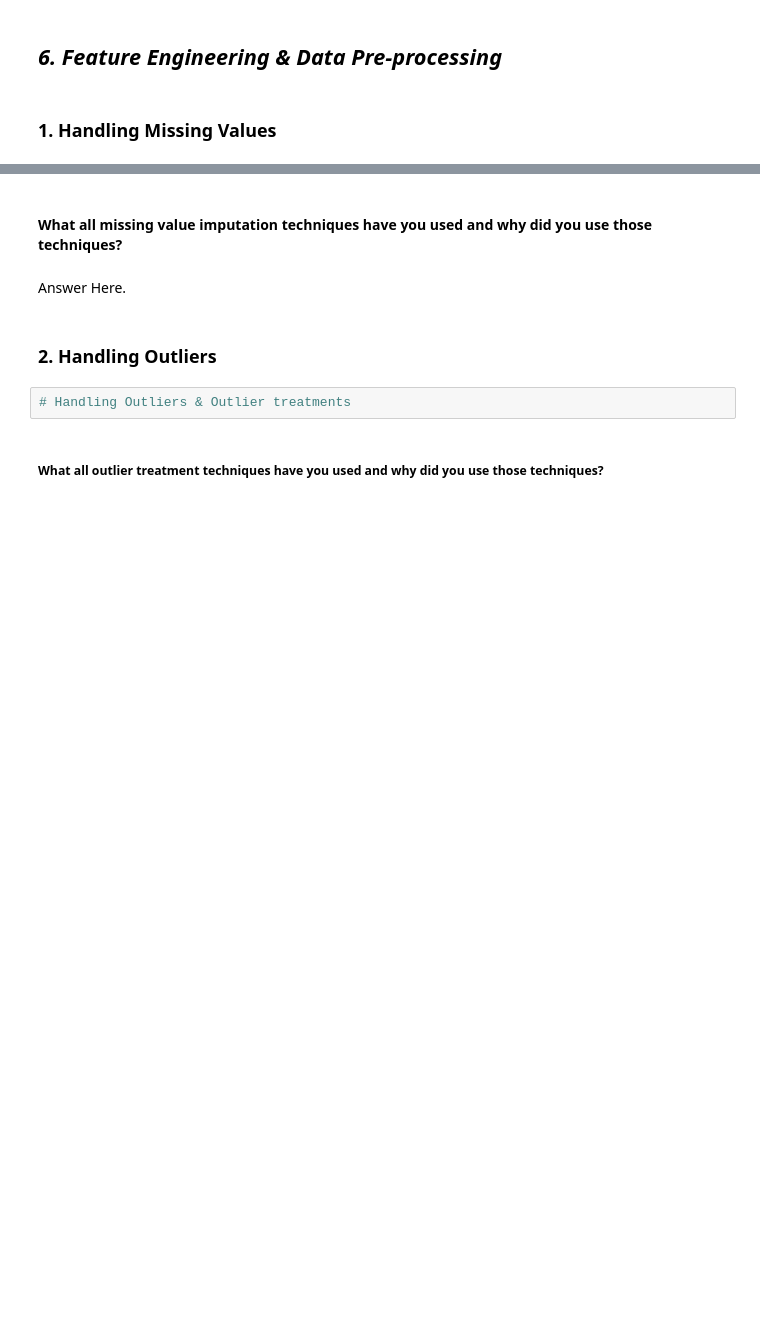
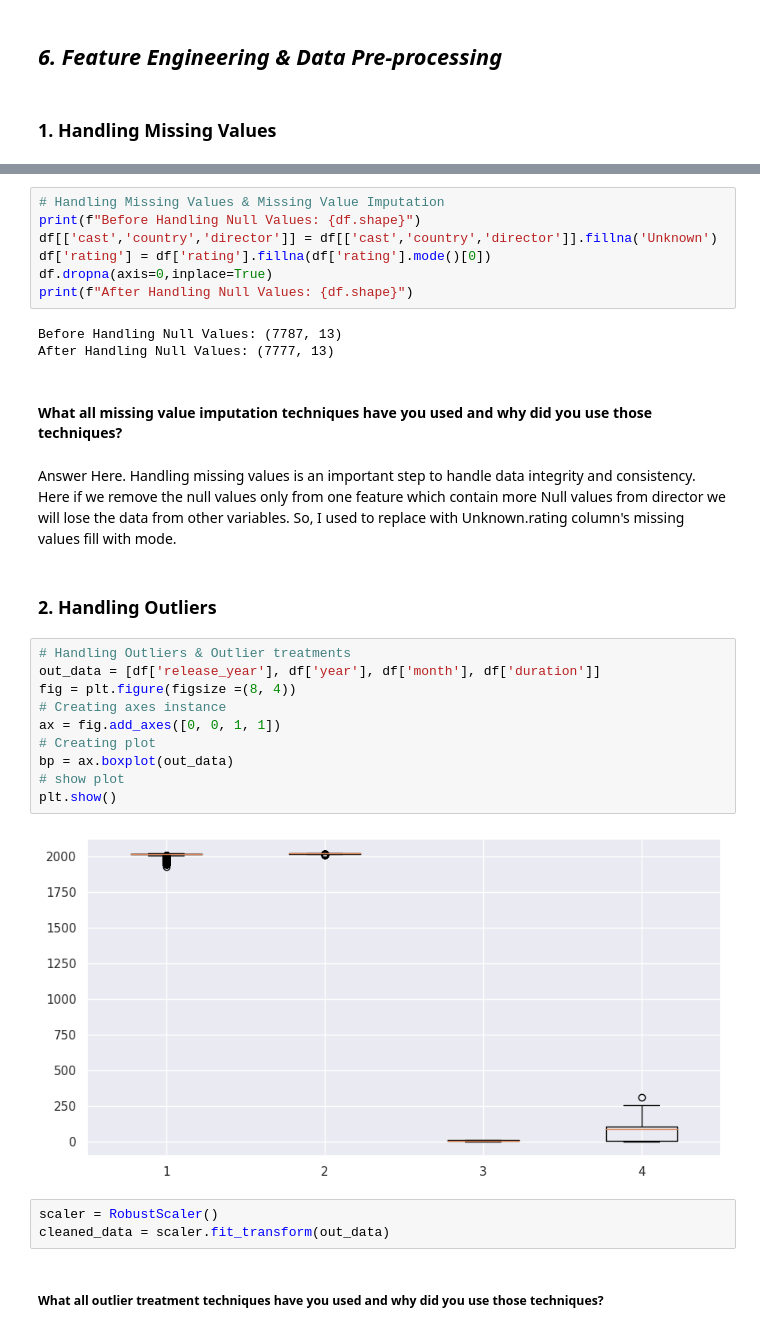
Before and after one commit to Faheemfemu/Netflix-Movies-and-TV-Shows-Clustering, a Jupyter notebook: Netflix_Movies_and_TV_Shows_Clustering.ipynb, the cells around one changed output, grey strips where cells are left out. Drawn from its saved outputs; the diff is of its cells as text; blank space fills up the shorter version.

```diff
--- a/Netflix_Movies_and_TV_Shows_Clustering.ipynb
+++ b/Netflix_Movies_and_TV_Shows_Clustering.ipynb
@@ -1024,10 +1059,34 @@ plt.show()
+# %%
+# Handling Missing Values & Missing Value Imputation
+print(f"Before Handling Null Values: {df.shape}")
+df[['cast','country','director']] = df[['cast','country','director']].fillna('Unknown')
+df['rating'] = df['rating'].fillna(df['rating'].mode()[0])
+df.dropna(axis=0,inplace=True)
+print(f"After Handling Null Values: {df.shape}")
+# %% [output]
+Before Handling Null Values: (7787, 13)
+After Handling Null Values: (7777, 13)
 # %% [markdown]
 #### What all missing value imputation techniques have you used and why did you use those techniques?
-# %% [markdown]
-Answer Here.
+# %% [markdown]
+Answer Here.
+Handling missing values is an important step to handle data integrity and consistency. Here if we remove the null values only from one feature which contain more Null values from director we will lose the data from other variables. So, I used to replace with Unknown.rating column's missing values fill with mode.
 # %% [markdown]
 ### 2. Handling Outliers
-# %%
-# Handling Outliers & Outlier treatments
+# %%
+# Handling Outliers & Outlier treatments
+out_data = [df['release_year'], df['year'], df['month'], df['duration']]
+fig = plt.figure(figsize =(8, 4))
+# Creating axes instance
+ax = fig.add_axes([0, 0, 1, 1])
+# Creating plot
+bp = ax.boxplot(out_data)
+# show plot
+plt.show()
+# %% [output]
+[figure, added]
+# %%
+scaler = RobustScaler()
+cleaned_data = scaler.fit_transform(out_data)
 # %% [markdown]
 ##### What all outlier treatment techniques have you used and why did you use those techniques?
```
Also changed, not shown: parts of 48 cells of this notebook.
